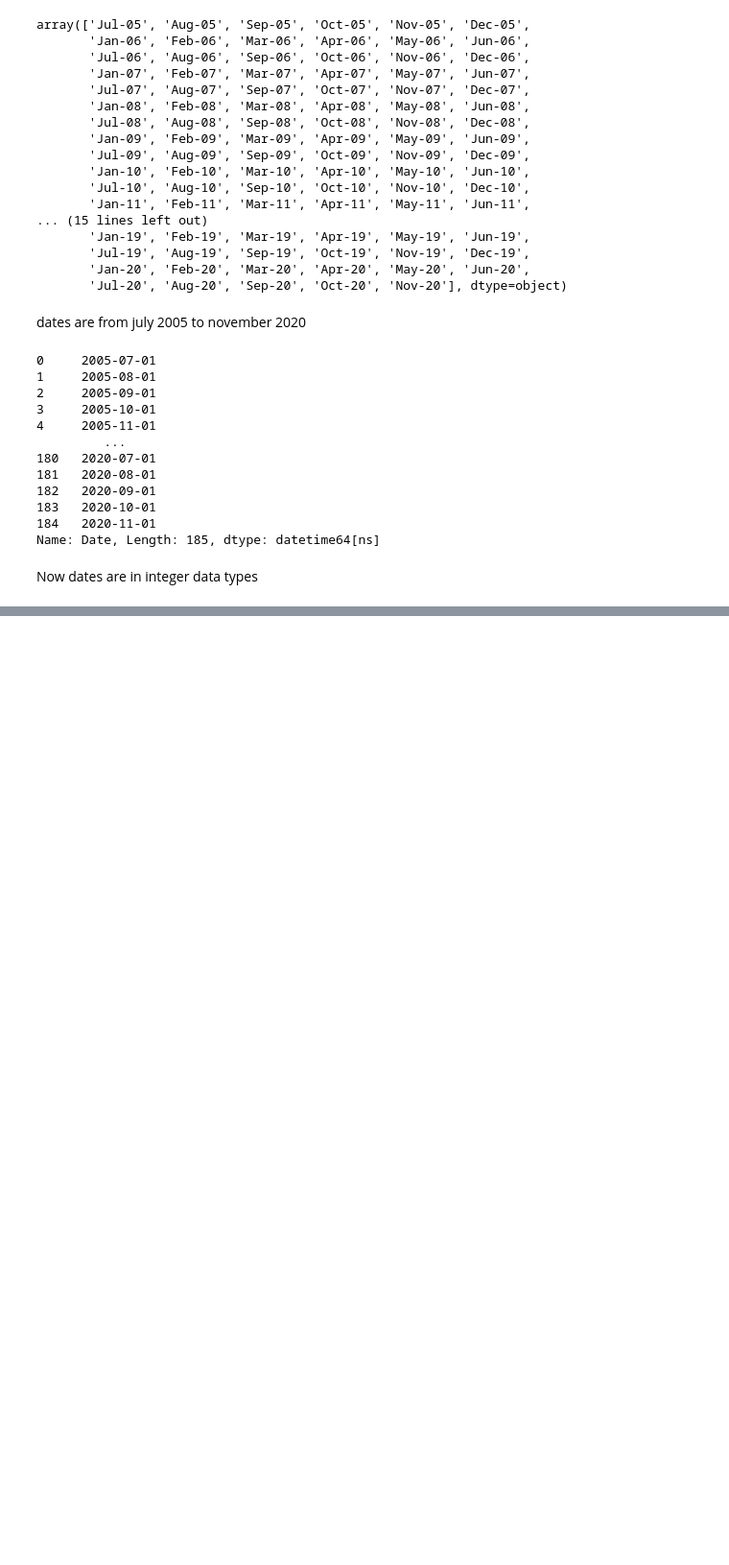
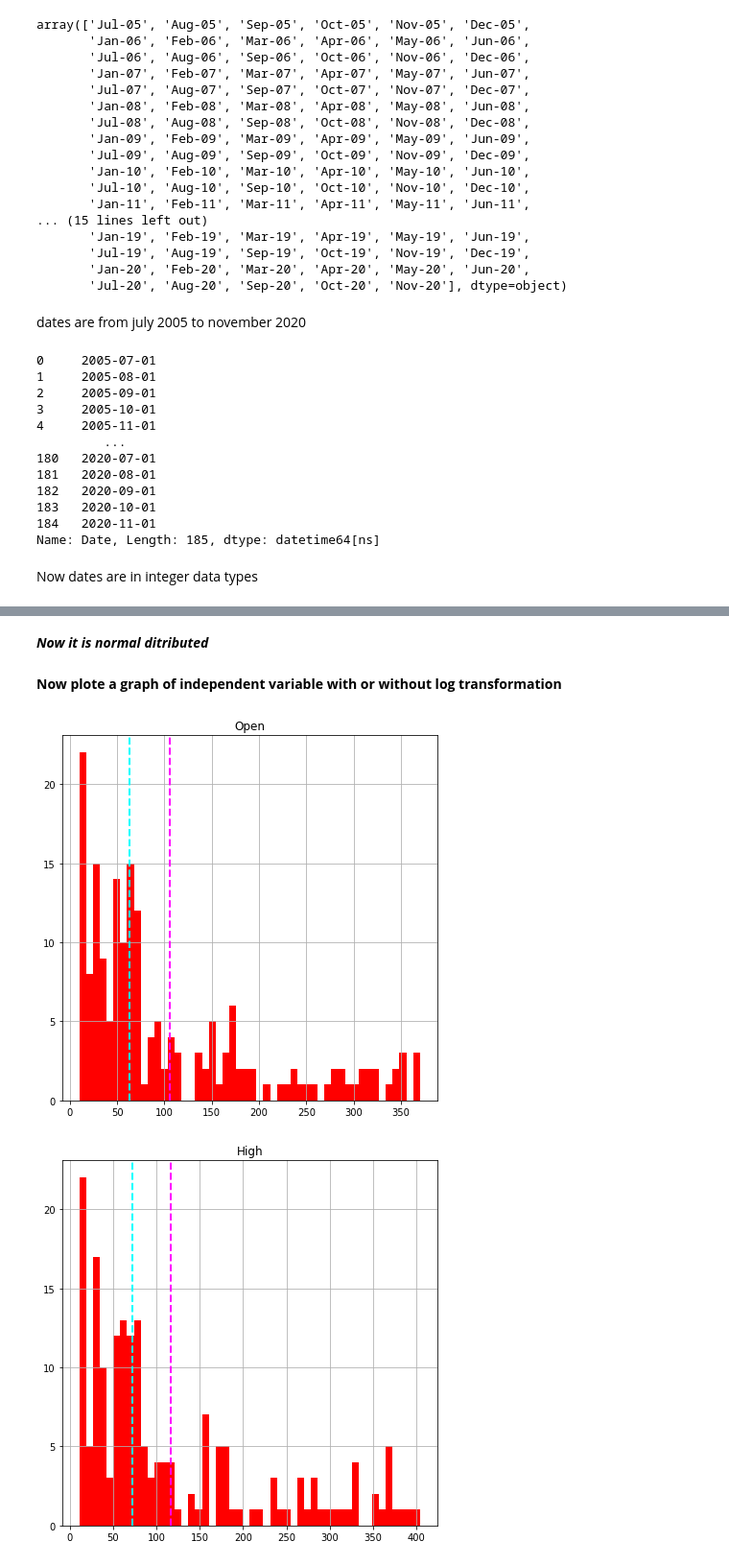
Before and after one commit to Tanjul5/Yes-Bank-Stock-Closing-Price-Prediction, a Jupyter notebook: YES_BANK_STOCK_CLOSING_PRICE_PREDICTION.ipynb, the cells around one changed output, grey strips where cells are left out. Shown: that part at 96% size. Saved outputs shown, nothing was run; the diff lists cells and outputs as text; code cells hidden in the pictures; blank space fills up the shorter version.

```diff
--- a/YES_BANK_STOCK_CLOSING_PRICE_PREDICTION.ipynb
+++ b/YES_BANK_STOCK_CLOSING_PRICE_PREDICTION.ipynb
@@ -123,0 +127,8 @@ Now dates are in integer data types
+# %%
+#create dependent and independent variable
+
+#dependent variable 'close'
+depen_var='Close'
+
+#independent variable
+indep_var='Open','High','Low'
@@ -123,0 +157,29 @@ Now dates are in integer data types
+# %% [markdown]
+***Now it is normal ditributed***
+# %% [markdown]
+**Now plote a graph of independent variable with or without log transformation**
+# %%
+for col in indep_var:
+  fig=plt.figure(figsize=(7,7))
+  ax = fig.gca()
+  features = df[col]
+  label =df['Close']
+  features.hist(bins = 50,ax = ax,color = 'red')
+  ax.axvline(features.mean(),color = 'magenta',linestyle = 'dashed',linewidth = 2)
+  ax.axvline(features.median(),color = 'cyan',linestyle = 'dashed',linewidth = 2)
+  ax.set_title(col)
+
+  #log transformation
+
+for col in indep_var:
+  fig=plt.figure(figsize=(7,7))
+  ax = fig.gca()
+  features = np.log(df[col])
+  label = df['Close']
+  features.hist(bins = 50,ax = ax,color = 'blue')
+  ax.axvline(features.mean(),color = 'magenta',linestyle = 'dashed',linewidth = 2)
+  ax.axvline(features.median(),color = 'cyan',linestyle = 'dashed',linewidth = 2)
+  ax.set_title(col)
+# %% [output]
+[figure, added]
+[figure, added]
```
Also changed, not shown: parts of 14 cells of this notebook.
